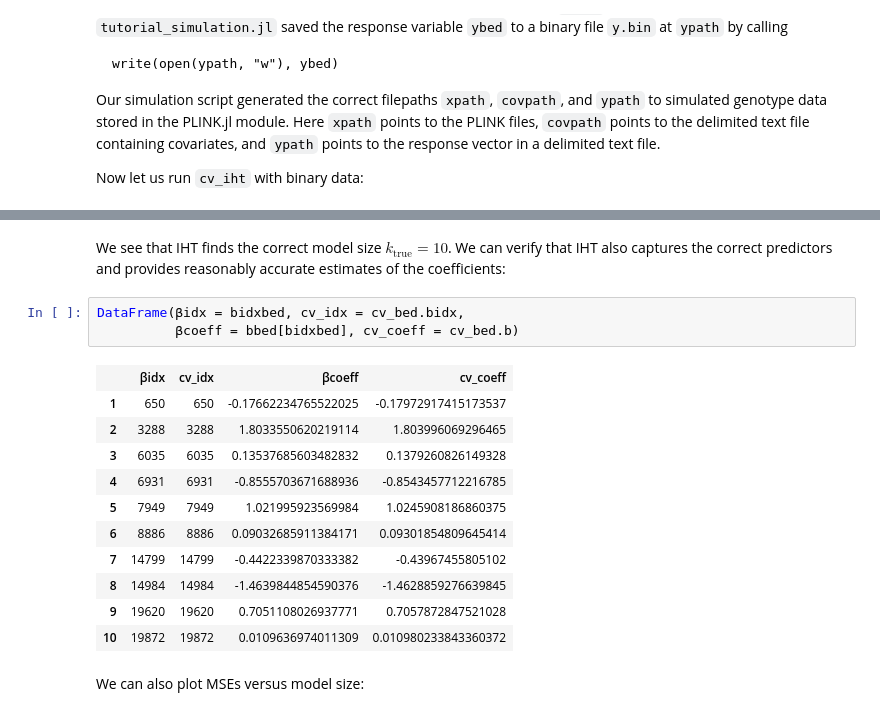
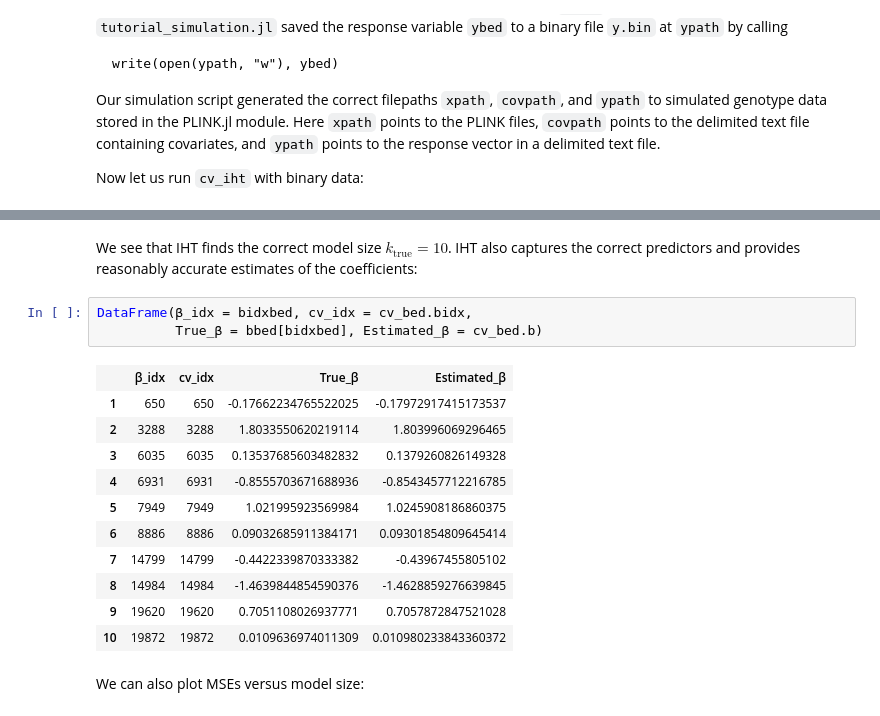
Before and after one commit to OpenMendel/MendelIHT.jl, a Jupyter notebook: IHT_tutorial_brief.ipynb, the cells around one changed output, grey strips where cells are left out. Drawn from its saved outputs; the diff is of its cells as text.

```diff
--- a/IHT_tutorial_brief.ipynb
+++ b/IHT_tutorial_brief.ipynb
@@ -307,10 +305,10 @@ Best model β has the following nonzero coefficients:
 # %% [markdown]
-We see that IHT finds the correct model size $k_{\text{true}} = 10$. We can verify that IHT also captures the correct predictors and provides reasonably accurate estimates of the coefficients:
+We see that IHT finds the correct model size $k_{\text{true}} = 10$. IHT also captures the correct predictors and provides reasonably accurate estimates of the coefficients:
 # %%
-DataFrame(βidx = bidxbed, cv_idx = cv_bed.bidx,
-          βcoeff = bbed[bidxbed], cv_coeff = cv_bed.b)
+DataFrame(β_idx = bidxbed, cv_idx = cv_bed.bidx,
+          True_β = bbed[bidxbed], Estimated_β = cv_bed.b)
 # %% [output]
-|  | βidx | cv_idx | βcoeff | cv_coeff |
+|  | β_idx | cv_idx | True_β | Estimated_β |
 | 1 | 650 | 650 | -0.17662234765522025 | -0.17972917415173537 |
 | 2 | 3288 | 3288 | 1.8033550620219114 | 1.803996069296465 |
 | 3 | 6035 | 6035 | 0.13537685603482832 | 0.1379260826149328 |
```
Also changed, not shown: parts of 23 cells of this notebook, 1 other file.
